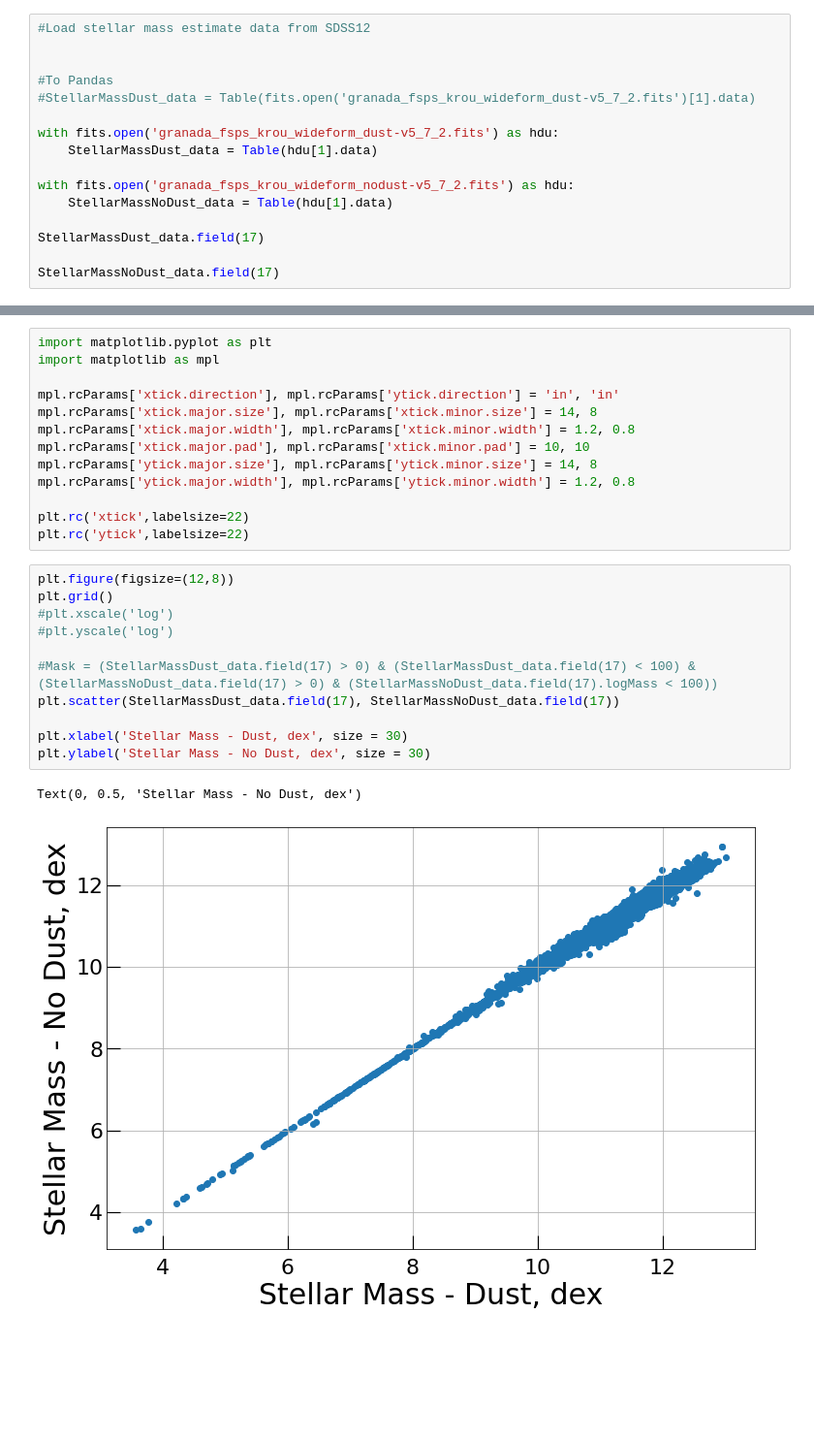
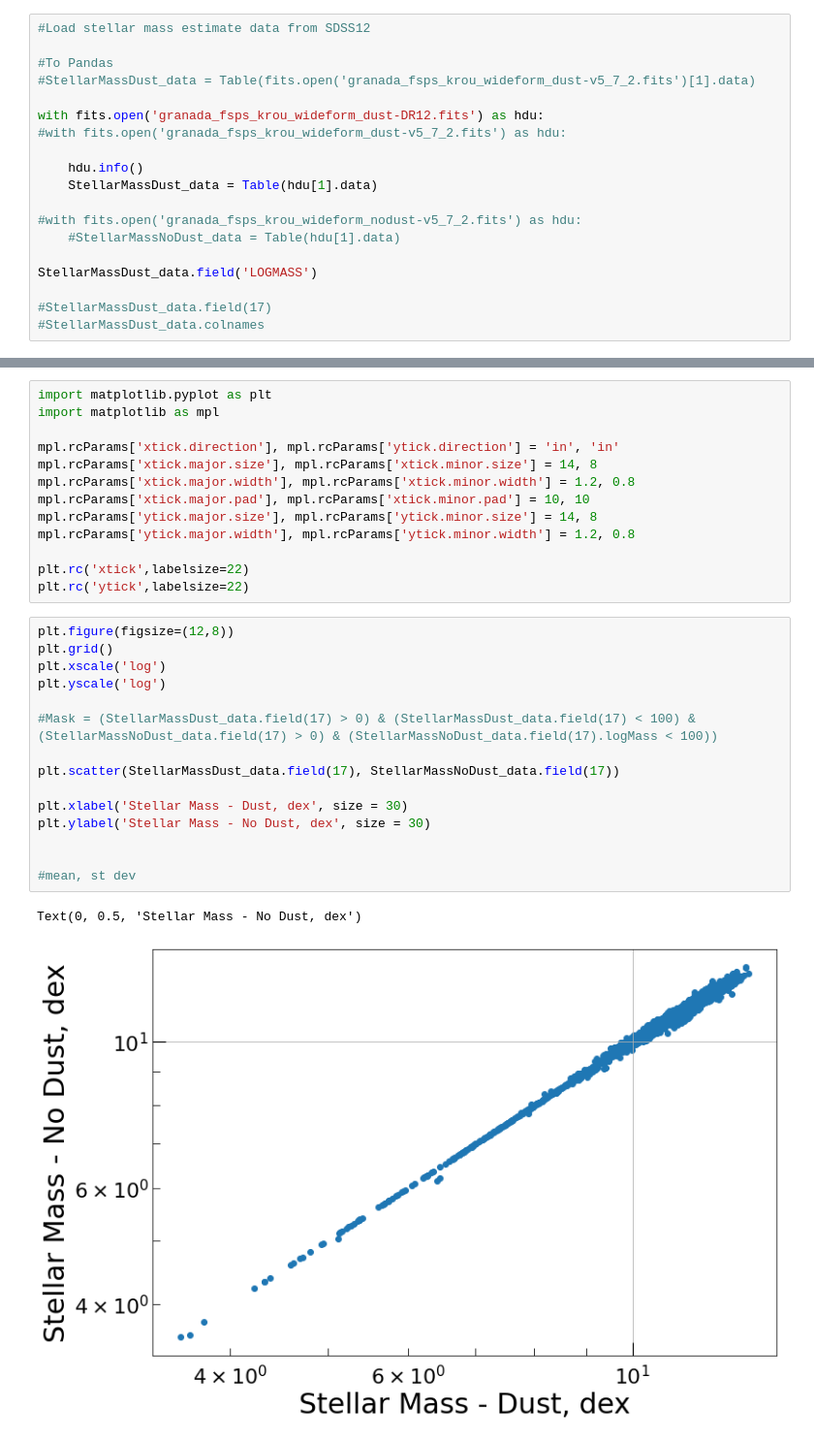
Before and after one commit to idrkhowto/Stellar-Mass-Estimates-SDSS_DR12, a Jupyter notebook: SDSS12_Stellar_Mass_Estimates.ipynb, the cells around one changed output, grey strips where cells are left out. Shown at 97% size. Cells and saved outputs as stored; diff of their text form; blank space fills up the shorter version.

```diff
--- a/SDSS12_Stellar_Mass_Estimates.ipynb
+++ b/SDSS12_Stellar_Mass_Estimates.ipynb
@@ -46,17 +46,20 @@ Successfully installed SecretStorage-3.3.3 astroquery-0.4.6 cryptography-38.0.3
 # %%
 #Load stellar mass estimate data from SDSS12
-
 
 #To Pandas
 #StellarMassDust_data = Table(fits.open('granada_fsps_krou_wideform_dust-v5_7_2.fits')[1].data)
 
-with fits.open('granada_fsps_krou_wideform_dust-v5_7_2.fits') as hdu:
+with fits.open('granada_fsps_krou_wideform_dust-DR12.fits') as hdu:
+#with fits.open('granada_fsps_krou_wideform_dust-v5_7_2.fits') as hdu:
+
+    hdu.info()
     StellarMassDust_data = Table(hdu[1].data)
 
-with fits.open('granada_fsps_krou_wideform_nodust-v5_7_2.fits') as hdu:
-    StellarMassNoDust_data = Table(hdu[1].data)
+#with fits.open('granada_fsps_krou_wideform_nodust-v5_7_2.fits') as hdu:
+    #StellarMassNoDust_data = Table(hdu[1].data)
 
-StellarMassDust_data.field(17)
+StellarMassDust_data.field('LOGMASS')
 
-StellarMassNoDust_data.field(17)
+#StellarMassDust_data.field(17)
+#StellarMassDust_data.colnames
 # %% [output]
@@ -93,14 +84,18 @@ plt.rc('ytick',labelsize=22)
 # %%
 plt.figure(figsize=(12,8))
 plt.grid()
-#plt.xscale('log')
-#plt.yscale('log')
+plt.xscale('log')
+plt.yscale('log')
 
 #Mask = (StellarMassDust_data.field(17) > 0) & (StellarMassDust_data.field(17) < 100) & (StellarMassNoDust_data.field(17) > 0) & (StellarMassNoDust_data.field(17).logMass < 100))
+
 plt.scatter(StellarMassDust_data.field(17), StellarMassNoDust_data.field(17))
 
 plt.xlabel('Stellar Mass - Dust, dex', size = 30)
 plt.ylabel('Stellar Mass - No Dust, dex', size = 30)
+
+
+#mean, st dev
 # %% [output]
 Text(0, 0.5, 'Stellar Mass - No Dust, dex')
-[figure, old version]
+[figure, new version]
```
Also changed, not shown: parts of 2 cells of this notebook.
